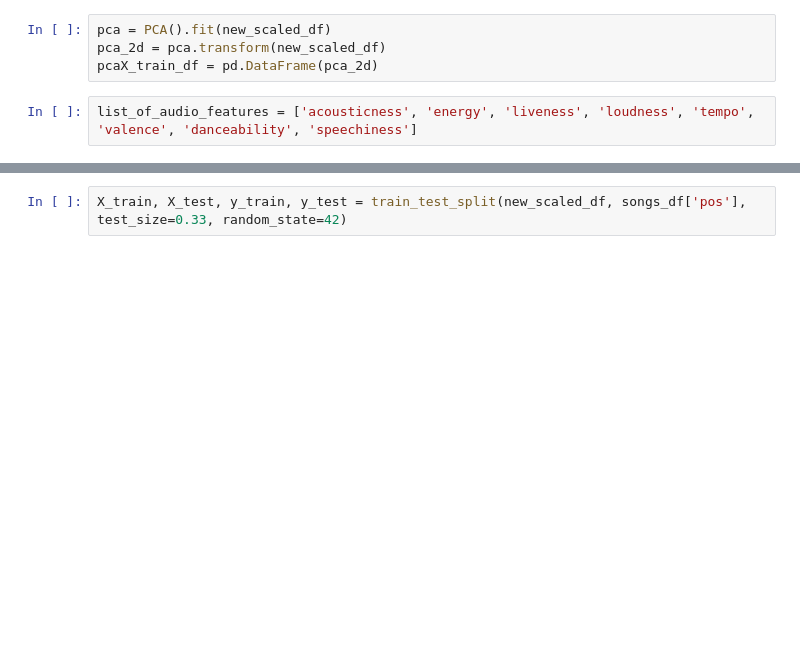
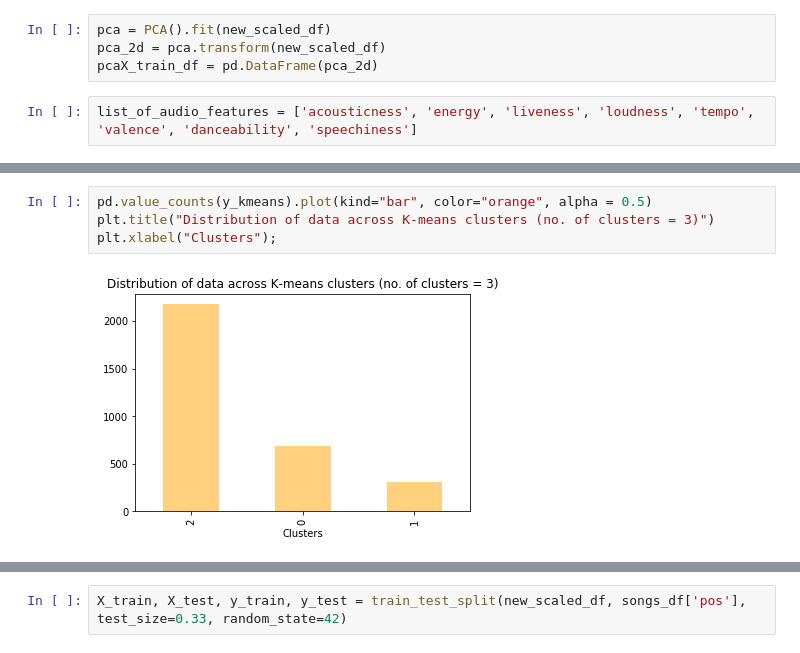
Before and after one commit to riacheruvu/109A_Final_Project, a Jupyter notebook: code/Other_Attempts.ipynb, the cells around one changed output, grey strips where cells are left out. Drawn from its saved outputs; the diff is of its cells as text; blank space fills up the shorter version.

```diff
--- a/code/Other_Attempts.ipynb
+++ b/code/Other_Attempts.ipynb
@@ -50,0 +203,6 @@ plt.title("K-means clustering results on PCA (no. of clusters = 3)");
+# %%
+pd.value_counts(y_kmeans).plot(kind="bar", color="orange", alpha = 0.5)
+plt.title("Distribution of data across K-means clusters (no. of clusters = 3)")
+plt.xlabel("Clusters");
+# %% [output]
+[figure, added]
```
Also changed, not shown: parts of 39 cells of this notebook, 6 other files.
